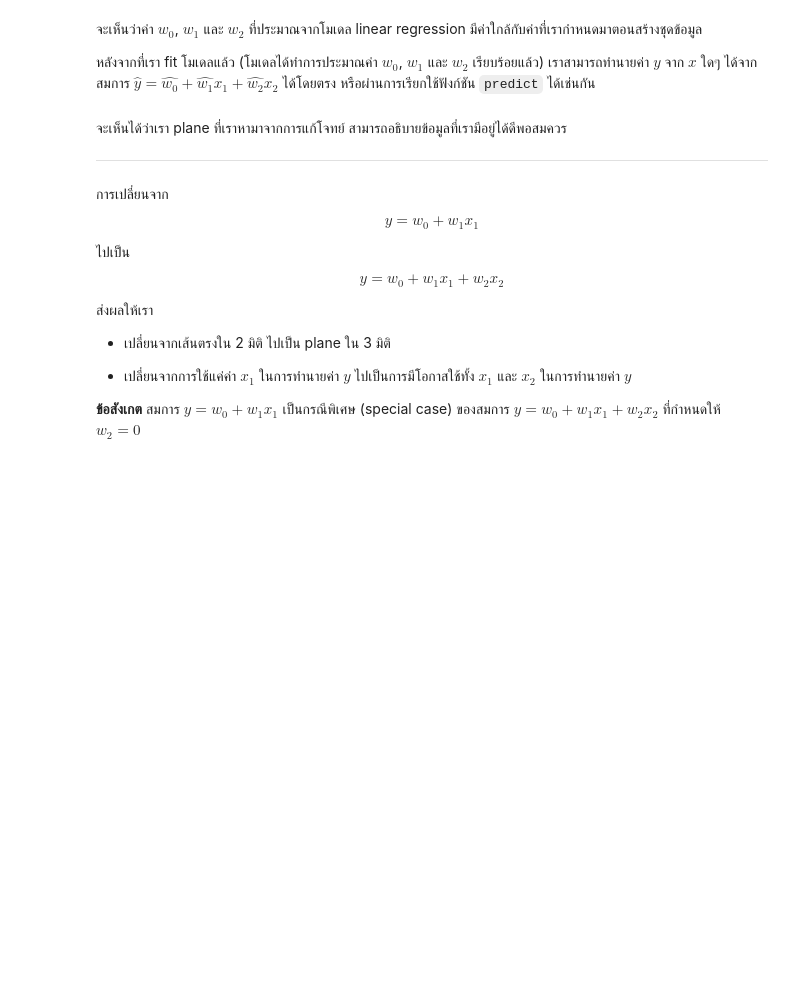
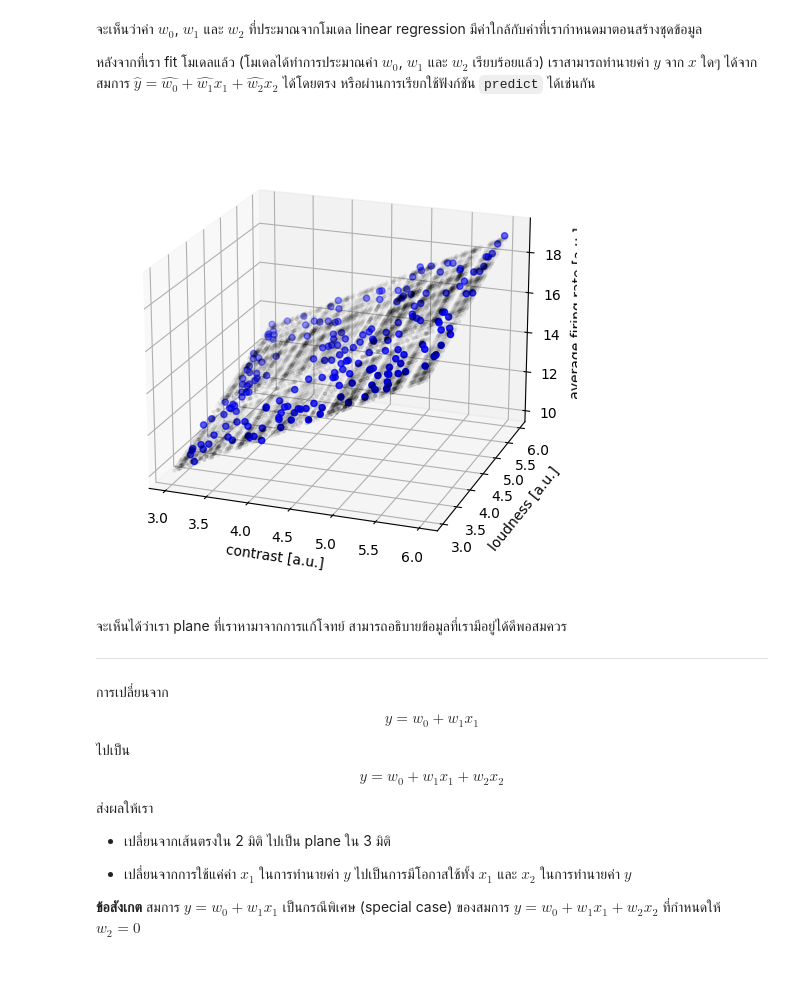
Before and after one commit to ichatnun/brainCodeCamp2023, a Jupyter notebook: Fundamentals/IntroToModeling/modeling_part1_simple_linear_model.ipynb, the cells around one changed output. Drawn from its saved outputs; the diff is of its cells as text; code cells hidden in the pictures; blank space fills up the shorter version.

```diff
--- a/Fundamentals/IntroToModeling/modeling_part1_simple_linear_model.ipynb
+++ b/Fundamentals/IntroToModeling/modeling_part1_simple_linear_model.ipynb
@@ -457,27 +488,29 @@ print(f"Estimated w2 {w2_hat:0.2f}")
 # %%
 # สร้างข้อมูลที่ไม่มีสัญญาณรบกวนมาแบบละเอียดสำหรับค่า x1 และ x2 จำนวนมาก เพื่อใช้ในการวาด plane
 num_sample_per_axis = 100
 X1_whole_plane, X2_whole_plane = np.meshgrid(3 + 3*np.random.rand(num_sample_per_axis),
                                               3 + 3*np.random.rand(num_sample_per_axis))
 x1_whole_plane = np.reshape(X1_whole_plane, (-1, 1))
 x2_whole_plane = np.reshape(X2_whole_plane, (-1, 1))
 
 # ปรับให้อยู่ในรูปแบบที่เหมาะสมกับ LinearRegression
 X_whole_plane = np.concatenate((x1_whole_plane, x2_whole_plane), axis=1)
 
 # ทำนายค่า y ออกมา
 y_predicted_whole_plane = model_multi_linear.predict(X_whole_plane)
 
 # Plot รูปออกมา
 fig = plt.figure(figsize=(6,6))
 ax = fig.add_subplot(projection='3d')
-ax.scatter(x1_whole_plane, x2_whole_plane, y_predicted_whole_plane, c='k', marker='.', label='Predicted', alpha=0.1)
+ax.scatter(x1_whole_plane, x2_whole_plane, y_predicted_whole_plane, c='k', marker='.', label='Predicted', alpha=0.03)
 ax.scatter(x1, x2, y_multi, c='b', marker='o')
 ax.set_xlabel('contrast [a.u.]')
 ax.set_ylabel('loudness [a.u.]')
 ax.set_zlabel('average firing rate [a.u.]')
 ax.view_init(elev=20, azim=-70)
 plt.show()
+# %% [output]
+[figure, added]
 # %% [markdown]
 จะเห็นได้ว่าเรา plane ที่เราหามาจากการแก้โจทย์ สามารถอธิบายข้อมูลที่เรามีอยู่ได้ดีพอสมควร
 
```
Also changed, not shown: parts of 10 cells of this notebook.
